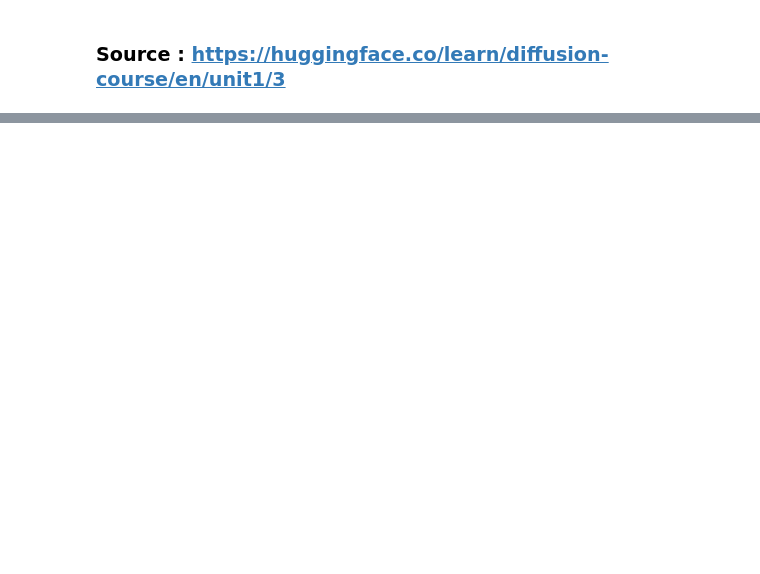
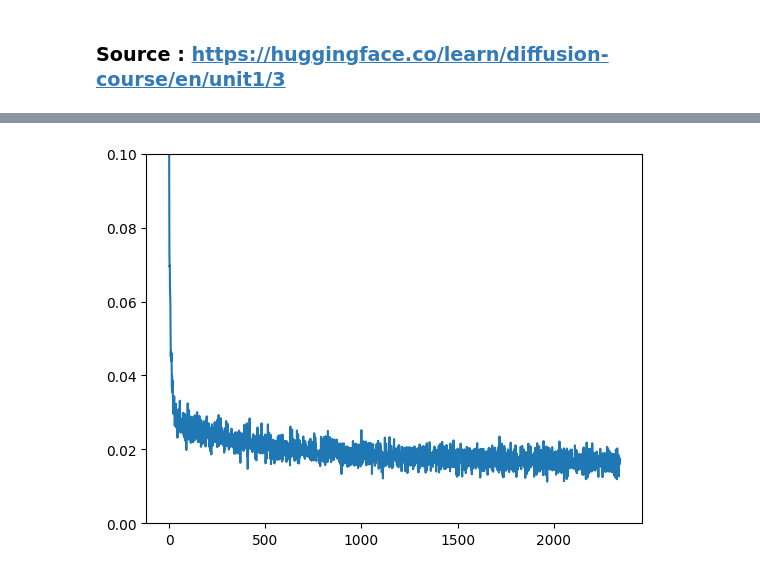
Before and after one commit to RinuJoseph/ML-Models, a Jupyter notebook: L13-diffusion-models.ipynb, the cells around one changed output, grey strips where cells are left out. Cells and saved outputs as stored; diff of their text form; code cells hidden in the pictures; blank space fills up the shorter version.

```diff
--- a/L13-diffusion-models.ipynb
+++ b/L13-diffusion-models.ipynb
@@ -85,7 +97,7 @@ batch_size = 128
 train_dataloader = DataLoader(dataset, batch_size=batch_size, shuffle=True)
 
 # How many runs through the data should we do?
-n_epochs = 10
+n_epochs = 5
 
 # Create the network
 net = BasicUNet()
@@ -131,3 +143,4 @@ for epoch in range(n_epochs):
 # View the loss curve
 plt.plot(losses)
 plt.ylim(0, 0.1);
+# %% [output]
@@ -134,3 +152,4 @@ plt.ylim(0, 0.1);
+[figure, added]
 # %%
 #@markdown Visualizing model predictions on noisy inputs:
 
```
Also changed, not shown: parts of 9 cells of this notebook.
